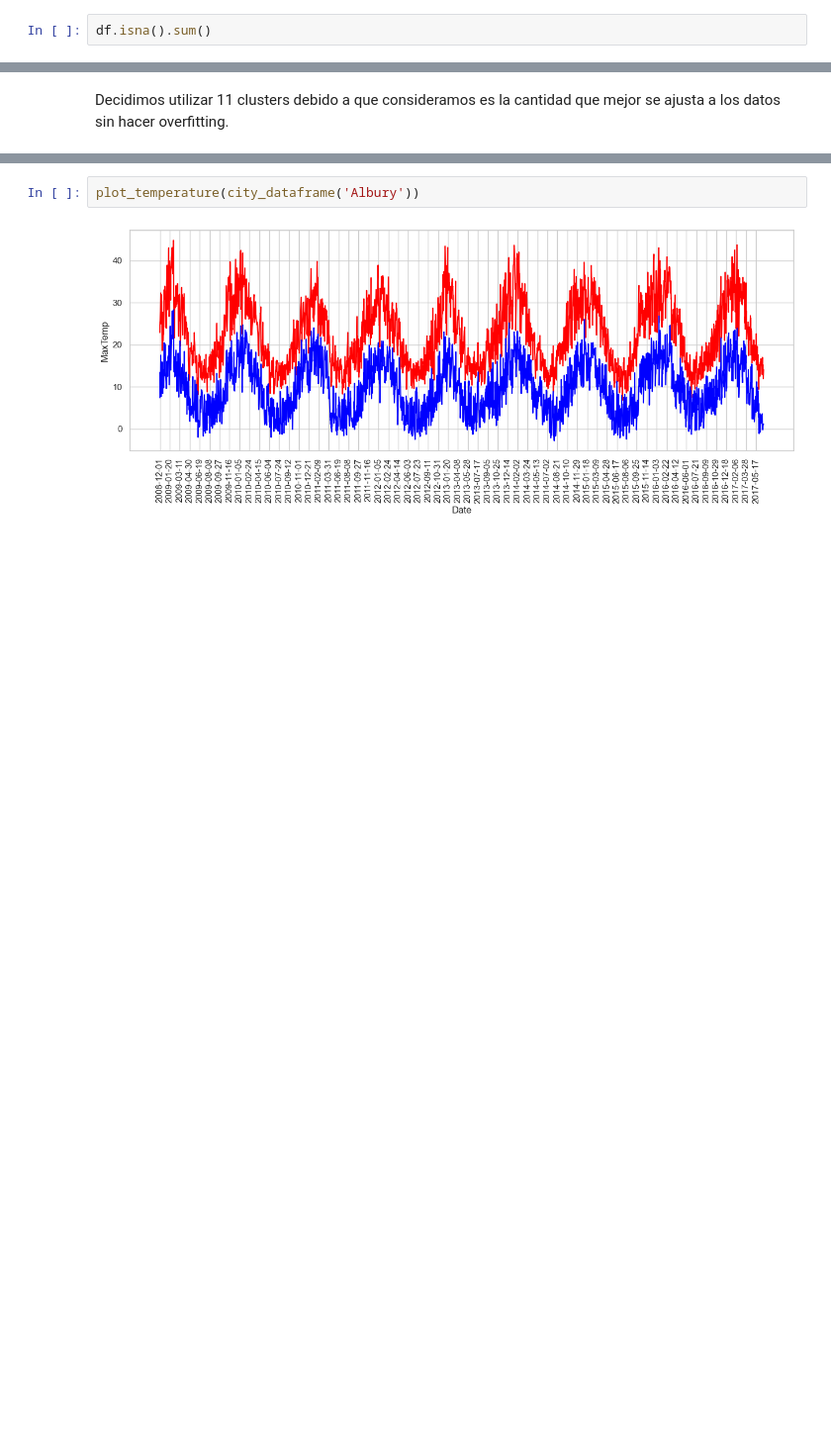
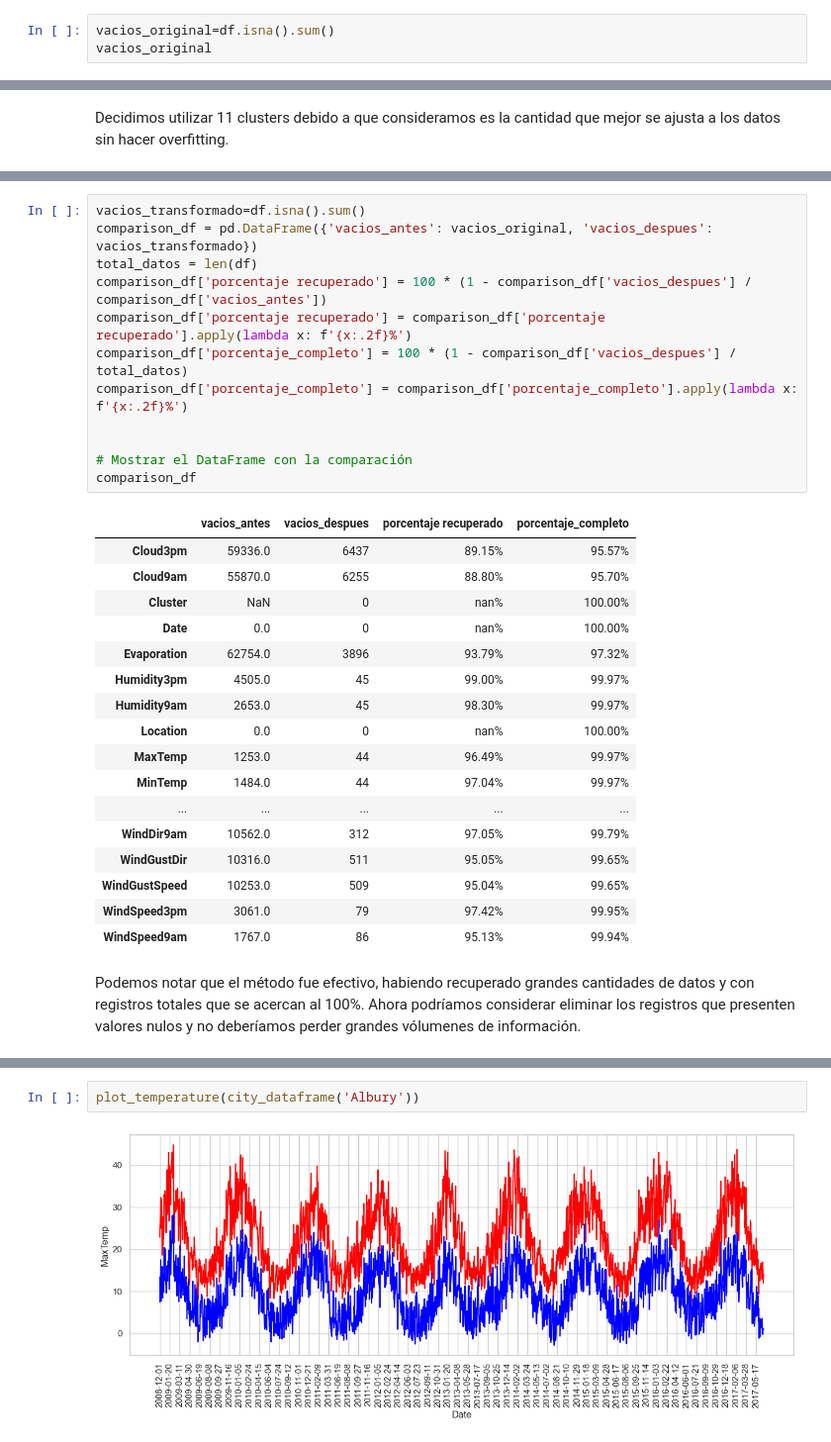
Before and after one commit to augustofarias2/tp_apat, a Jupyter notebook: practico.ipynb, the cells around one changed output, grey strips where cells are left out. Shown at 99% size. Saved outputs shown, nothing was run; the diff lists cells and outputs as text; blank space fills up the shorter version.

```diff
--- a/practico.ipynb
+++ b/practico.ipynb
@@ -42,5 +29,6 @@ def plot_temperature(df):
 # %%
-df.isna().sum()
+vacios_original=df.isna().sum()
+vacios_original
 # %% [output]
 Unnamed: 0              0
 Date                    0
@@ -224,0 +219,32 @@ print(cities)
+# %%
+vacios_transformado=df.isna().sum()
+comparison_df = pd.DataFrame({'vacios_antes': vacios_original, 'vacios_despues': vacios_transformado})
+total_datos = len(df)
+comparison_df['porcentaje recuperado'] = 100 * (1 - comparison_df['vacios_despues'] / comparison_df['vacios_antes'])
+comparison_df['porcentaje recuperado'] = comparison_df['porcentaje recuperado'].apply(lambda x: f'{x:.2f}%')
+comparison_df['porcentaje_completo'] = 100 * (1 - comparison_df['vacios_despues'] / total_datos)
+comparison_df['porcentaje_completo'] = comparison_df['porcentaje_completo'].apply(lambda x: f'{x:.2f}%')
+
+
+# Mostrar el DataFrame con la comparación
+comparison_df
+# %% [output]
+|  | vacios_antes | vacios_despues | porcentaje recuperado | porcentaje_completo |
+| Cloud3pm | 59336.0 | 6437 | 89.15% | 95.57% |
+| Cloud9am | 55870.0 | 6255 | 88.80% | 95.70% |
+| Cluster | NaN | 0 | nan% | 100.00% |
+| Date | 0.0 | 0 | nan% | 100.00% |
+| Evaporation | 62754.0 | 3896 | 93.79% | 97.32% |
+| Humidity3pm | 4505.0 | 45 | 99.00% | 99.97% |
+| Humidity9am | 2653.0 | 45 | 98.30% | 99.97% |
+| Location | 0.0 | 0 | nan% | 100.00% |
+| MaxTemp | 1253.0 | 44 | 96.49% | 99.97% |
+| MinTemp | 1484.0 | 44 | 97.04% | 99.97% |
+| ... | ... | ... | ... | ... |
+| WindDir9am | 10562.0 | 312 | 97.05% | 99.79% |
+| WindGustDir | 10316.0 | 511 | 95.05% | 99.65% |
+| WindGustSpeed | 10253.0 | 509 | 95.04% | 99.65% |
+| WindSpeed3pm | 3061.0 | 79 | 97.42% | 99.95% |
+| WindSpeed9am | 1767.0 | 86 | 95.13% | 99.94% |
+# %% [markdown]
+Podemos notar que el método fue efectivo, habiendo recuperado grandes cantidades de datos y con registros totales que se acercan al 100%. Ahora podríamos considerar eliminar los registros que presenten valores nulos y no deberíamos perder grandes vólumenes de información.
```
Also changed, not shown: parts of 14 cells of this notebook.
